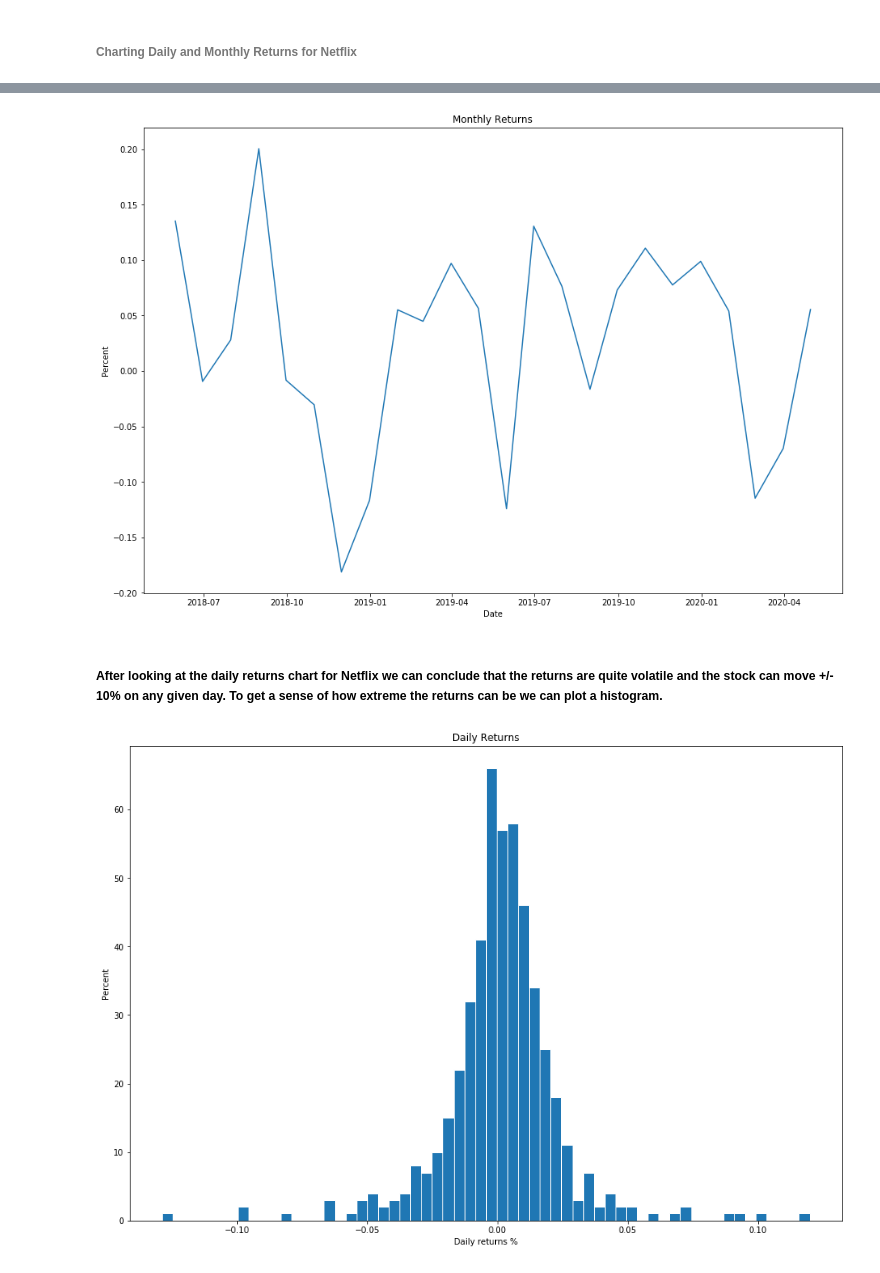
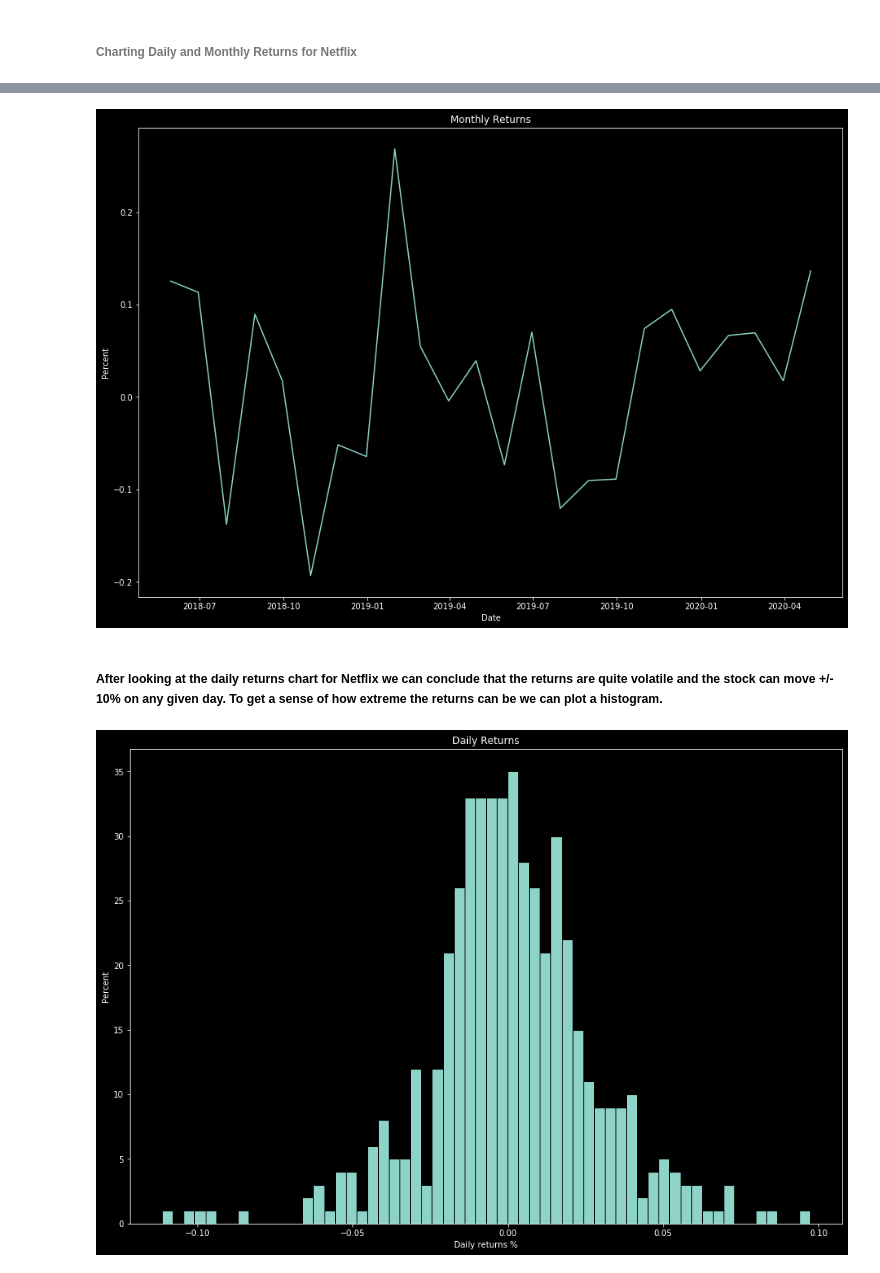
Before and after one commit to utsav-chatterjee/Market_Data_Analysis, a Jupyter notebook: Returns_Analysis_Yahoo_Data.ipynb, the cells around one changed output, grey strips where cells are left out. Saved outputs shown, nothing was run; the diff lists cells and outputs as text; code cells hidden in the pictures.

```diff
--- a/Returns_Analysis_Yahoo_Data.ipynb
+++ b/Returns_Analysis_Yahoo_Data.ipynb
@@ -20,9 +23,9 @@ from pandas.util.testing import assert_frame_equal
+# %%
+style.use('dark_background')
 # %% [markdown]
 ###### Extracting Data for one symbol from Yahoo Stocks Data API
 # %%
-market_data_1_symbol = web.get_data_yahoo("AAPL",
-                            start = "2018-04-21",
-                            end = "2020-04-21")
+market_data_1_symbol = web.get_data_yahoo("NFLX", start = "2018-04-23", end = "2020-04-23")
 market_data_1_symbol
 # %% [output]
 |  | High | Low | Open | Close | Volume | Adj Close |
@@ -116,18 +119,18 @@ ax1.set_ylabel("Percent")
 ax1.set_title("Monthly Returns")
 plt.show()
 # %% [output]
-[figure, old version]
+[figure, new version]
 # %% [markdown]
 ##### After looking at the daily returns chart for Netflix we can conclude that the returns are quite volatile and the stock can move +/- 10% on any given day. To get a sense of how extreme the returns can be we can plot a histogram.
 # %%
 fig = plt.figure()
 ax1 = fig.add_axes([0.1,0.1,0.8,0.8])
 fig.set_size_inches(15.0, 10.0)
-daily_returns.plot.hist(bins = 60, edgecolor='white')
+daily_returns.plot.hist(bins = 60, edgecolor='black')
 ax1.set_xlabel("Daily returns %")
 ax1.set_ylabel("Percent")
 ax1.set_title("Daily Returns")
 plt.show()
 # %% [output]
-[figure, old version]
+[figure, new version]
 # %% [markdown]
```
Also changed, not shown: parts of 9 cells of this notebook.
